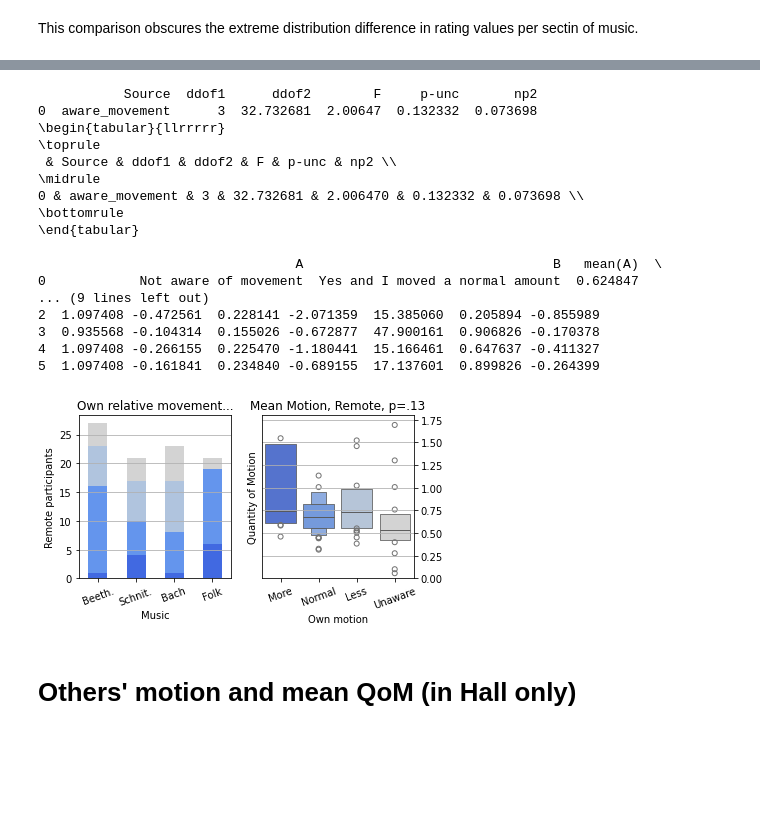
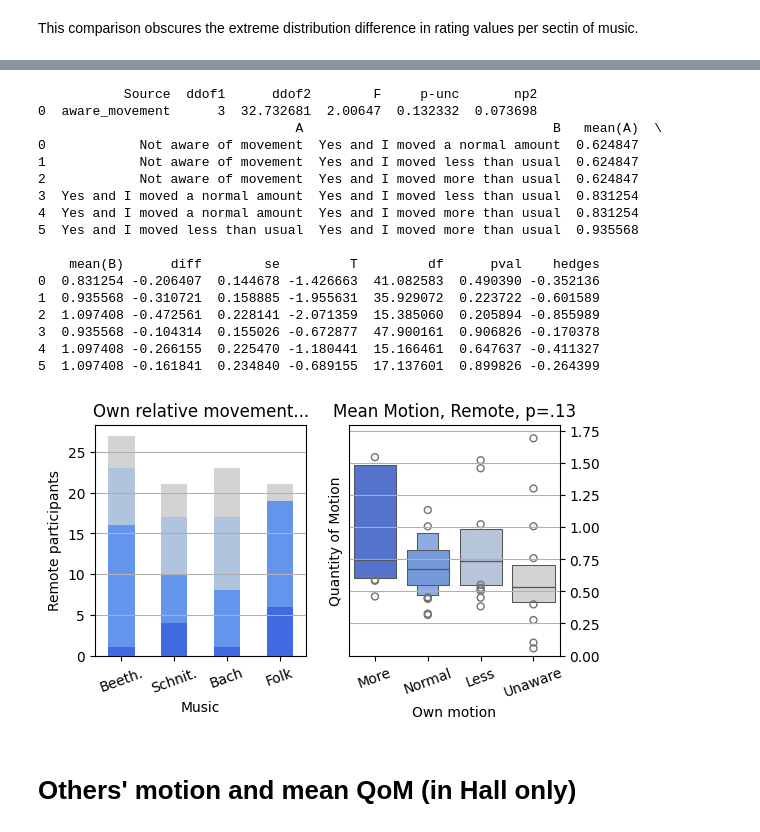
Before and after one commit to finn42/MusicLabCopen_AudienceMotion, a Jupyter notebook: 2_Audience_Motion_QoM_Motion_Ratings.ipynb, the cells around one changed output, grey strips where cells are left out. Cells and saved outputs as stored; diff of their text form; code cells hidden in the pictures; blank space fills up the shorter version.

```diff
--- a/2_Audience_Motion_QoM_Motion_Ratings.ipynb
+++ b/2_Audience_Motion_QoM_Motion_Ratings.ipynb
@@ -885,46 +805,46 @@ ax1.grid(axis='y')
 aov = pg.welch_anova(dv=tag_m,between = tag_Q,data=mm_df_Rem)
 print(aov)
 aov.round(5).to_csv('_'.join(['./outdata/ANOVAs/body_move_B_R_qom_Welch_ANOVA.csv']))
-b = aov.loc[:,['Source', 'ddof1', 'ddof2', 'F', 'p-unc', 'np2']]
-print(b.to_latex())
+# b = aov.loc[:,['Source', 'ddof1', 'ddof2', 'F', 'p-unc', 'np2']]
+# print(b.to_latex())
 
 sns.boxenplot(x = tag_Q,y = tag_m, hue=tag_Q,legend=False, palette=my_pal,order = response_order,data = mm_df_Rem, ax = ax2)
 ax2.set_xticklabels(short_responses)
 ac = pg.pairwise_gameshowell(dv=tag_m,between = tag_Q,data=mm_df_Rem)
 print(ac)
 ls = pd.Series(response_order)
 for i,row in ac.iterrows():
     if row.pval<0.05:
         am.barplot_annotate_brackets(ls.loc[ls==row['A']].index[0], ls.loc[ls==row['B']].index[0], row.pval,[0,1,2,3], [1.3,1.2,1.0,0.9], yerr=None, dh=.05, barh=.05, fs=None, maxasterix=None)
 
 ax2.set_xticklabels(short_responses,rotation=20)
 ax2.yaxis.tick_right()
 ax2.set_xlabel('Own motion')
 ax2.set_ylabel('Quantity of Motion')
 ax2.set_title('Mean Motion, Remote, p=.13')
 ax2.set_ylim([0,1.8])
 ax2.grid(axis='y')
 plt.savefig('./Plots/body_move_B_R_qom.png',bbox_inches = 'tight',dpi = 196)
 plt.show()
 # %% [output]
            Source  ddof1      ddof2        F     p-unc       np2
 0  aware_movement      3  32.732681  2.00647  0.132332  0.073698
-\begin{tabular}{llrrrrr}
-\toprule
- & Source & ddof1 & ddof2 & F & p-unc & np2 \\
-\midrule
-0 & aware_movement & 3 & 32.732681 & 2.006470 & 0.132332 & 0.073698 \\
-\bottomrule
-\end{tabular}
-
                                  A                                B   mean(A)  \
 0            Not aware of movement  Yes and I moved a normal amount  0.624847
-... (9 lines left out)
+1            Not aware of movement  Yes and I moved less than usual  0.624847
+2            Not aware of movement  Yes and I moved more than usual  0.624847
+3  Yes and I moved a normal amount  Yes and I moved less than usual  0.831254
+4  Yes and I moved a normal amount  Yes and I moved more than usual  0.831254
+5  Yes and I moved less than usual  Yes and I moved more than usual  0.935568
+
+    mean(B)      diff        se         T         df      pval    hedges
+0  0.831254 -0.206407  0.144678 -1.426663  41.082583  0.490390 -0.352136
+1  0.935568 -0.310721  0.158885 -1.955631  35.929072  0.223722 -0.601589
 2  1.097408 -0.472561  0.228141 -2.071359  15.385060  0.205894 -0.855989
 3  0.935568 -0.104314  0.155026 -0.672877  47.900161  0.906826 -0.170378
 4  1.097408 -0.266155  0.225470 -1.180441  15.166461  0.647637 -0.411327
 5  1.097408 -0.161841  0.234840 -0.689155  17.137601  0.899826 -0.264399
-[figure, old version]
+[figure, new version]
 # %% [markdown]
 # Others' motion and mean QoM (in Hall only)
 # %%
```
Also changed, not shown: parts of 18 cells of this notebook, 30 other files.
